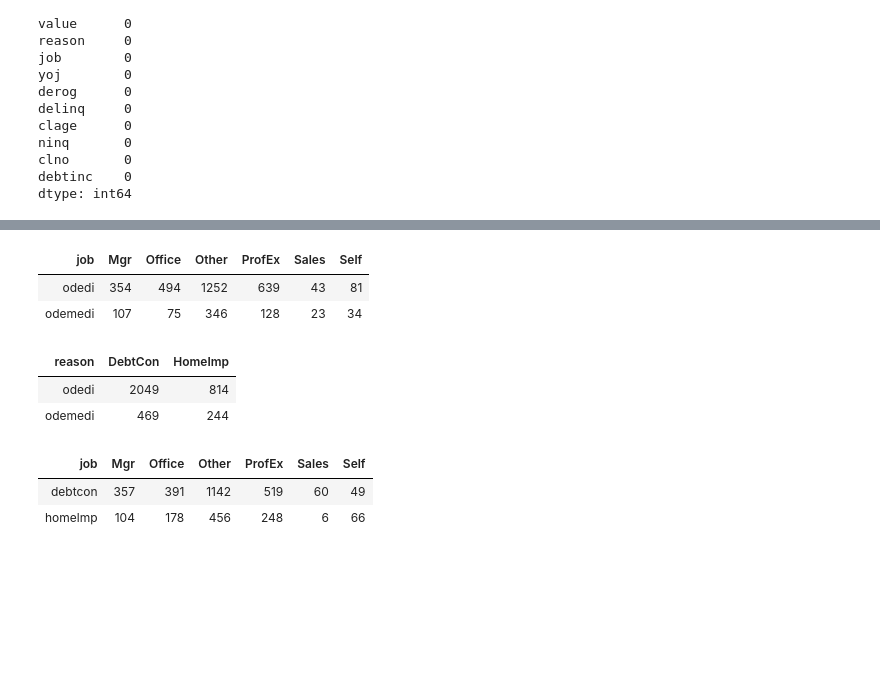
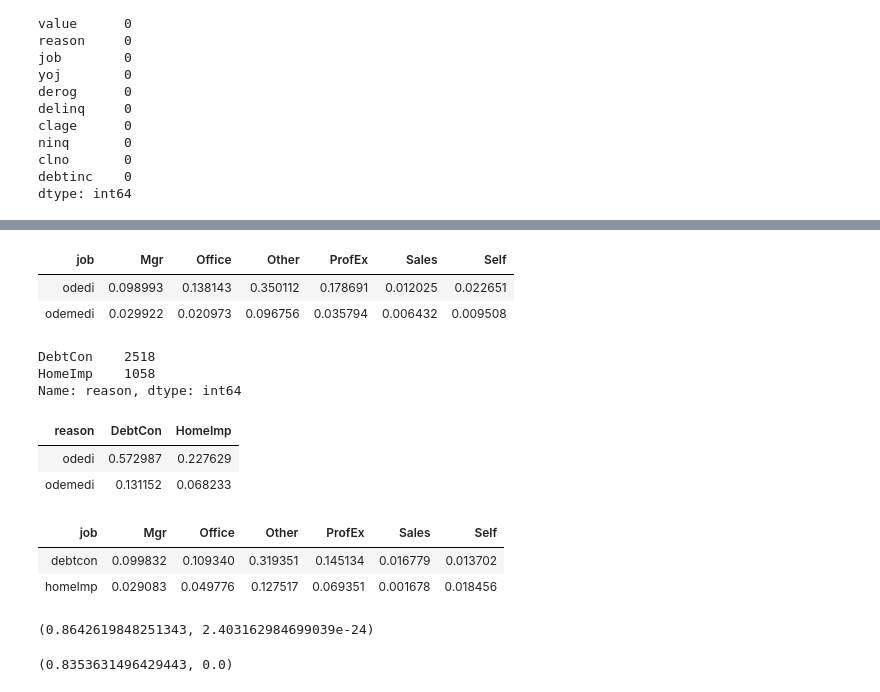
Before and after one commit to Kodluyoruz-Ankara-Veri-Bilimi/Berfin-Sarioglu, a Jupyter notebook: kodluyoruz_ödev2.ipynb, the cells around one changed output, grey strips where cells are left out. Cells and saved outputs as stored; diff of their text form; code cells hidden in the pictures; blank space fills up the shorter version.

```diff
--- a/kodluyoruz_ödev2.ipynb
+++ b/kodluyoruz_ödev2.ipynb
@@ -471,24 +184,30 @@ df.corr()
 # %%
-bad_credit =  pd.crosstab(index = df["bad"], columns = df["job"])
+bad_credit =  pd.crosstab(index = df["bad"], columns = df["job"] , normalize = True )
 bad_credit.index= ["odedi","odemedi"]
 bad_credit
 # %% [output]
 | job | Mgr | Office | Other | ProfEx | Sales | Self |
-| odedi | 354 | 494 | 1252 | 639 | 43 | 81 |
-| odemedi | 107 | 75 | 346 | 128 | 23 | 34 |
+| odedi | 0.098993 | 0.138143 | 0.350112 | 0.178691 | 0.012025 | 0.022651 |
+| odemedi | 0.029922 | 0.020973 | 0.096756 | 0.035794 | 0.006432 | 0.009508 |
+# %%
+df['reason'].value_counts()
+# %% [output]
+DebtCon    2518
+HomeImp    1058
+Name: reason, dtype: int64
 # %%
-bad_credit =  pd.crosstab(index = df["bad"], columns = df["reason"])
+bad_credit =  pd.crosstab(index = df["bad"], columns = df["reason"], normalize = True)
 bad_credit.index= ["odedi","odemedi"]
 bad_credit
 # %% [output]
 | reason | DebtCon | HomeImp |
-| odedi | 2049 | 814 |
-| odemedi | 469 | 244 |
+| odedi | 0.572987 | 0.227629 |
+| odemedi | 0.131152 | 0.068233 |
 # %%
-bad_credit =  pd.crosstab(index = df["reason"], columns = df["job"])
+bad_credit =  pd.crosstab(index = df["reason"], columns = df["job"], normalize = True)
 bad_credit.index= ["debtcon","homelmp"]
 bad_credit
 # %% [output]
 | job | Mgr | Office | Other | ProfEx | Sales | Self |
-| debtcon | 357 | 391 | 1142 | 519 | 60 | 49 |
-| homelmp | 104 | 178 | 456 | 248 | 6 | 66 |
+| debtcon | 0.099832 | 0.109340 | 0.319351 | 0.145134 | 0.016779 | 0.013702 |
+| homelmp | 0.029083 | 0.049776 | 0.127517 | 0.069351 | 0.001678 | 0.018456 |
@@ -494,0 +220,8 @@ bad_credit
+# %%
+shapiro(birler) #p < 0.05 Ho red normal dagıldıgını reddettim
+# %% [output]
+(0.8642619848251343, 2.403162984699039e-24)
+# %%
+shapiro(sıfırlar)
+# %% [output]
+(0.8353631496429443, 0.0)
```
Also changed, not shown: parts of 87 cells of this notebook.
